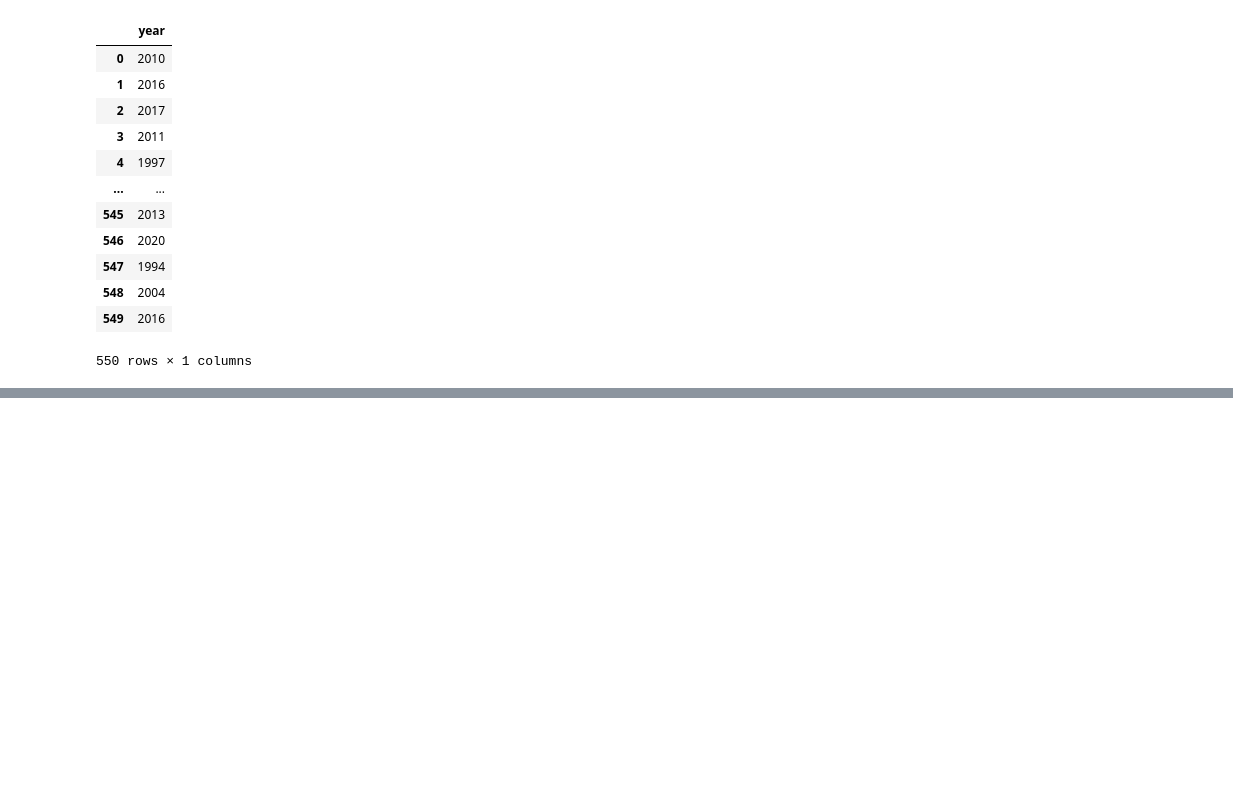
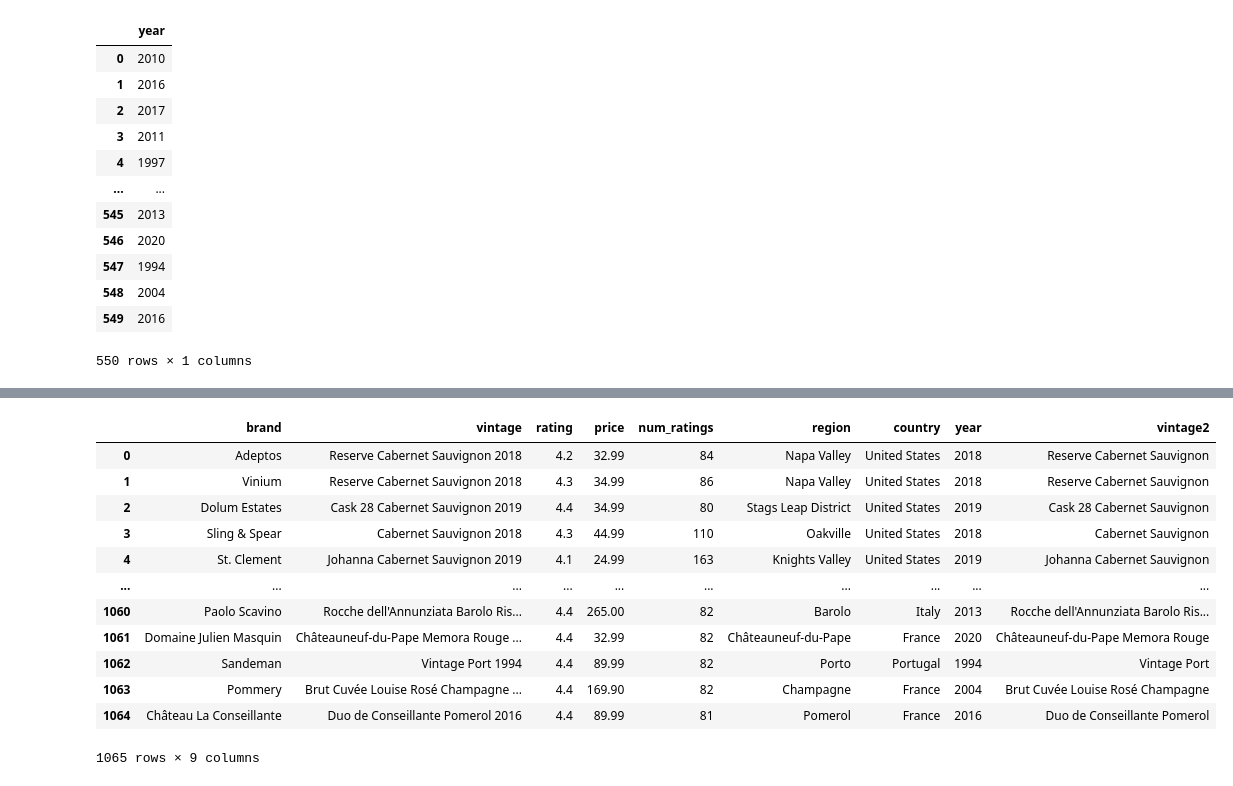
Before and after one commit to WilliamDHughes/ETL-Project-Group-1, a Jupyter notebook: bee_work/bee_dataframe_edit.ipynb, the cells around one changed output, grey strips where cells are left out. Drawn from its saved outputs; the diff is of its cells as text; code cells hidden in the pictures; blank space fills up the shorter version.

```diff
--- a/bee_work/bee_dataframe_edit.ipynb
+++ b/bee_work/bee_dataframe_edit.ipynb
@@ -339 +357,5 @@ df_inter
 550 rows × 8 columns
+# %%
+df_inter2 = df_inter.dropna().reset_index()
+df_inter2 = df_inter2.drop("index", axis = 1)
+df_inter2
@@ -339,0 +412,3 @@ df_inter
+# %%
+df_main = pd.concat([df_usa2,df_inter2]).reset_index(drop=True)
+df_main.info()
@@ -339,0 +431,3 @@ df_inter
+# %%
+df_main["year"] = df_main["year"].astype(int)
+df_main.info()
@@ -339,0 +451,3 @@ df_inter
+# %%
+vint = df_main["vintage"].str[:-5]
+vint.info()
@@ -339,0 +463,17 @@ df_inter
+# %%
+df_main["vintage2"] = vint
+df_main
+# %% [output]
+|  | brand | vintage | rating | price | num_ratings | region | country | year | vintage2 |
+| 0 | Adeptos | Reserve Cabernet Sauvignon 2018 | 4.2 | 32.99 | 84 | Napa Valley | United States | 2018 | Reserve Cabernet Sauvignon |
+| 1 | Vinium | Reserve Cabernet Sauvignon 2018 | 4.3 | 34.99 | 86 | Napa Valley | United States | 2018 | Reserve Cabernet Sauvignon |
+| 2 | Dolum Estates | Cask 28 Cabernet Sauvignon 2019 | 4.4 | 34.99 | 80 | Stags Leap District | United States | 2019 | Cask 28 Cabernet Sauvignon |
+| 3 | Sling & Spear | Cabernet Sauvignon 2018 | 4.3 | 44.99 | 110 | Oakville | United States | 2018 | Cabernet Sauvignon |
+| 4 | St. Clement | Johanna Cabernet Sauvignon 2019 | 4.1 | 24.99 | 163 | Knights Valley | United States | 2019 | Johanna Cabernet Sauvignon |
+| ... | ... | ... | ... | ... | ... | ... | ... | ... | ... |
+| 1060 | Paolo Scavino | Rocche dell'Annunziata Barolo Ris... | 4.4 | 265.00 | 82 | Barolo | Italy | 2013 | Rocche dell'Annunziata Barolo Ris... |
+| 1061 | Domaine Julien Masquin | Châteauneuf-du-Pape Memora Rouge ... | 4.4 | 32.99 | 82 | Châteauneuf-du-Pape | France | 2020 | Châteauneuf-du-Pape Memora Rouge |
+| 1062 | Sandeman | Vintage Port 1994 | 4.4 | 89.99 | 82 | Porto | Portugal | 1994 | Vintage Port |
+| 1063 | Pommery | Brut Cuvée Louise Rosé Champagne ... | 4.4 | 169.90 | 82 | Champagne | France | 2004 | Brut Cuvée Louise Rosé Champagne |
+| 1064 | Château La Conseillante | Duo de Conseillante Pomerol 2016 | 4.4 | 89.99 | 81 | Pomerol | France | 2016 | Duo de Conseillante Pomerol |
+1065 rows × 9 columns
```
Also changed, not shown: parts of 21 cells of this notebook, 3 other files.
